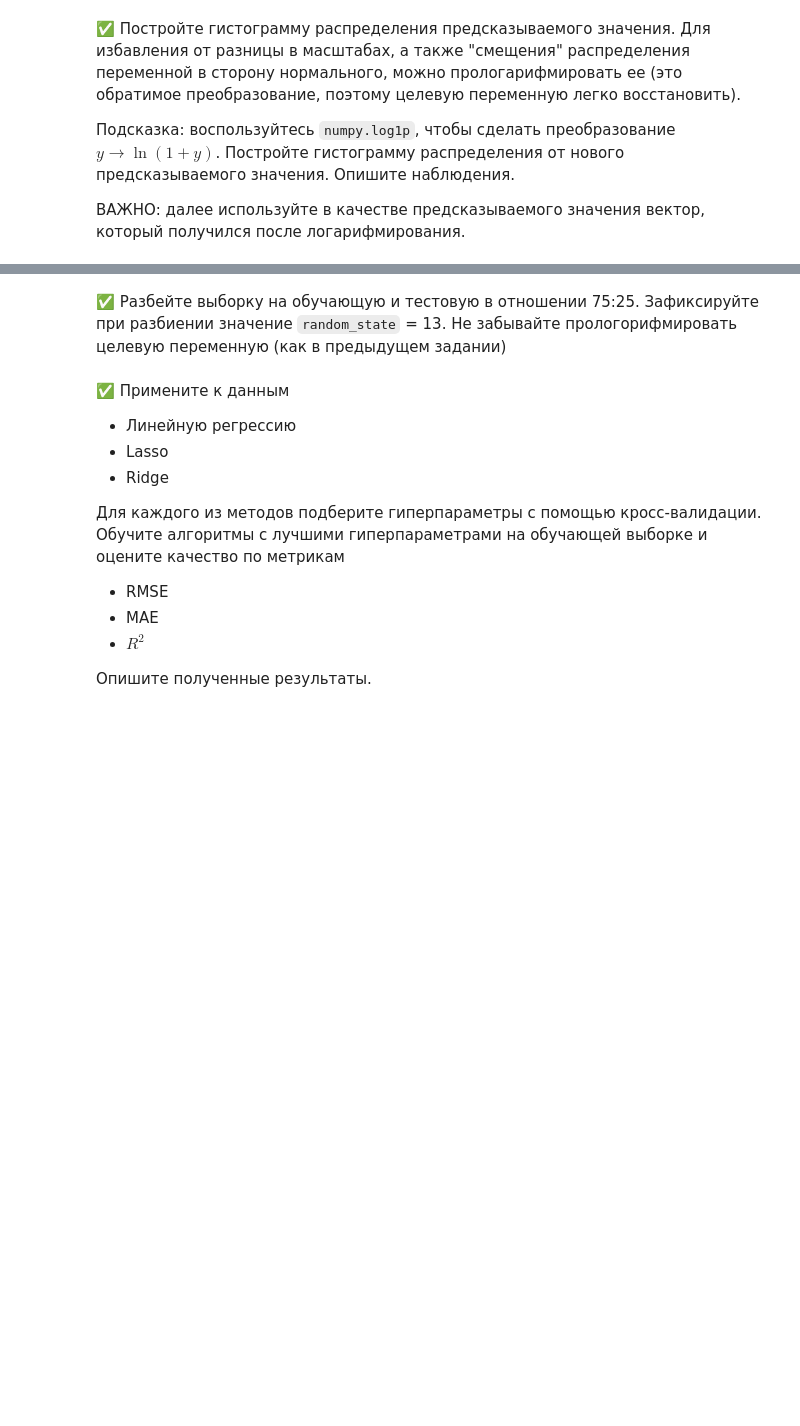
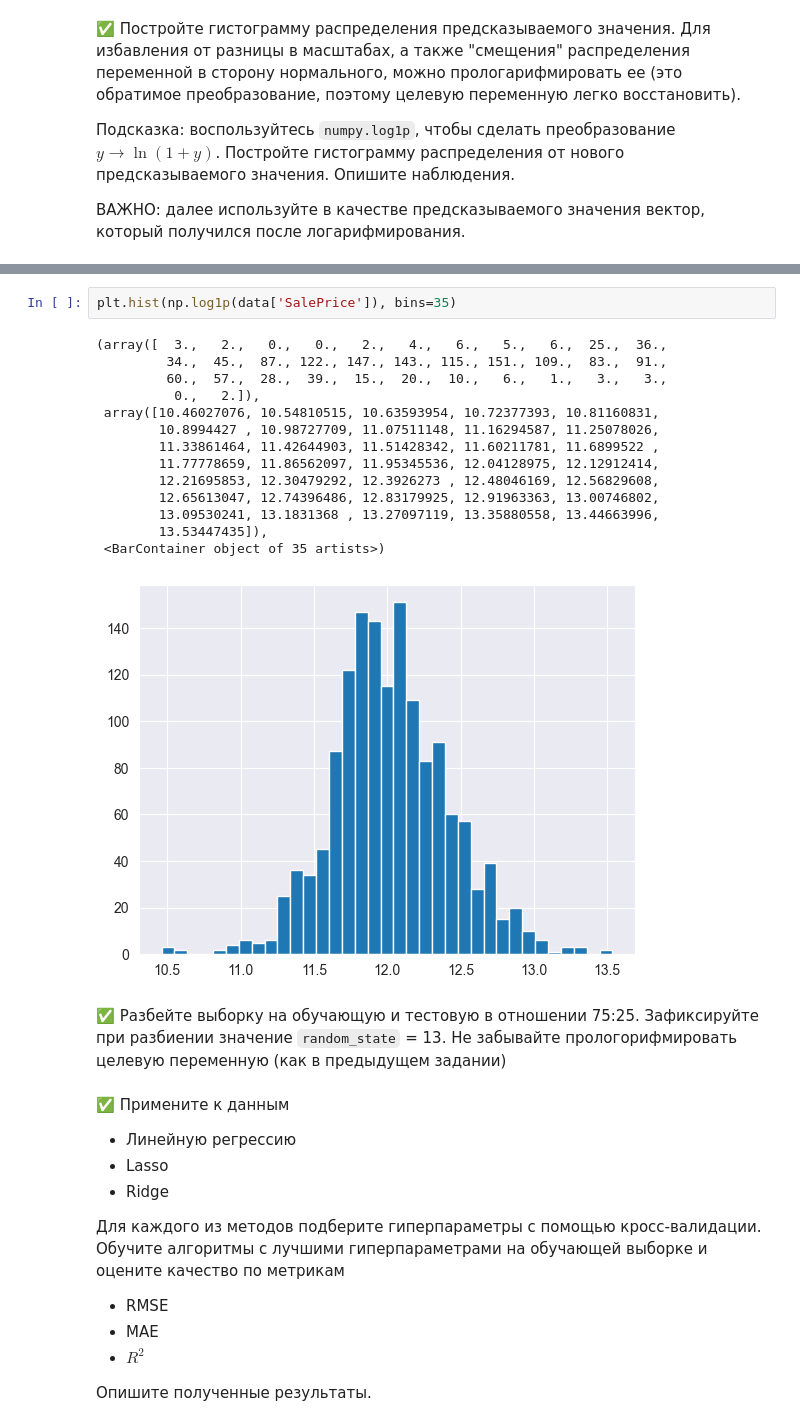
Before and after one commit to KraviGO/ML, a Jupyter notebook: Postupashki_ML_start/HW_2/HW2_LinearRegression.ipynb.ipynb, the cells around one changed output, grey strips where cells are left out. Saved outputs shown, nothing was run; the diff lists cells and outputs as text; blank space fills up the shorter version.

```diff
--- a/Postupashki_ML_start/HW_2/HW2_LinearRegression.ipynb.ipynb
+++ b/Postupashki_ML_start/HW_2/HW2_LinearRegression.ipynb.ipynb
@@ -42,3 +323,20 @@ data = pd.read_csv('train.csv', header=0)
+# %%
+plt.hist(np.log1p(data['SalePrice']), bins=35)
+# %% [output]
+(array([  3.,   2.,   0.,   0.,   2.,   4.,   6.,   5.,   6.,  25.,  36.,
+         34.,  45.,  87., 122., 147., 143., 115., 151., 109.,  83.,  91.,
+         60.,  57.,  28.,  39.,  15.,  20.,  10.,   6.,   1.,   3.,   3.,
+          0.,   2.]),
+ array([10.46027076, 10.54810515, 10.63593954, 10.72377393, 10.81160831,
+        10.8994427 , 10.98727709, 11.07511148, 11.16294587, 11.25078026,
+        11.33861464, 11.42644903, 11.51428342, 11.60211781, 11.6899522 ,
+        11.77778659, 11.86562097, 11.95345536, 12.04128975, 12.12912414,
+        12.21695853, 12.30479292, 12.3926273 , 12.48046169, 12.56829608,
+        12.65613047, 12.74396486, 12.83179925, 12.91963363, 13.00746802,
+        13.09530241, 13.1831368 , 13.27097119, 13.35880558, 13.44663996,
+        13.53447435]),
+ <BarContainer object of 35 artists>)
+[figure, added]
 # %% [markdown]
 ✅ Разбейте выборку на обучающую и тестовую в отношении 75:25. Зафиксируйте при разбиении значение `random_state` = 13. Не забывайте прологорифмировать целевую переменную (как в предыдущем задании)
 # %% [markdown]
```
Also changed, not shown: parts of 25 cells of this notebook.
